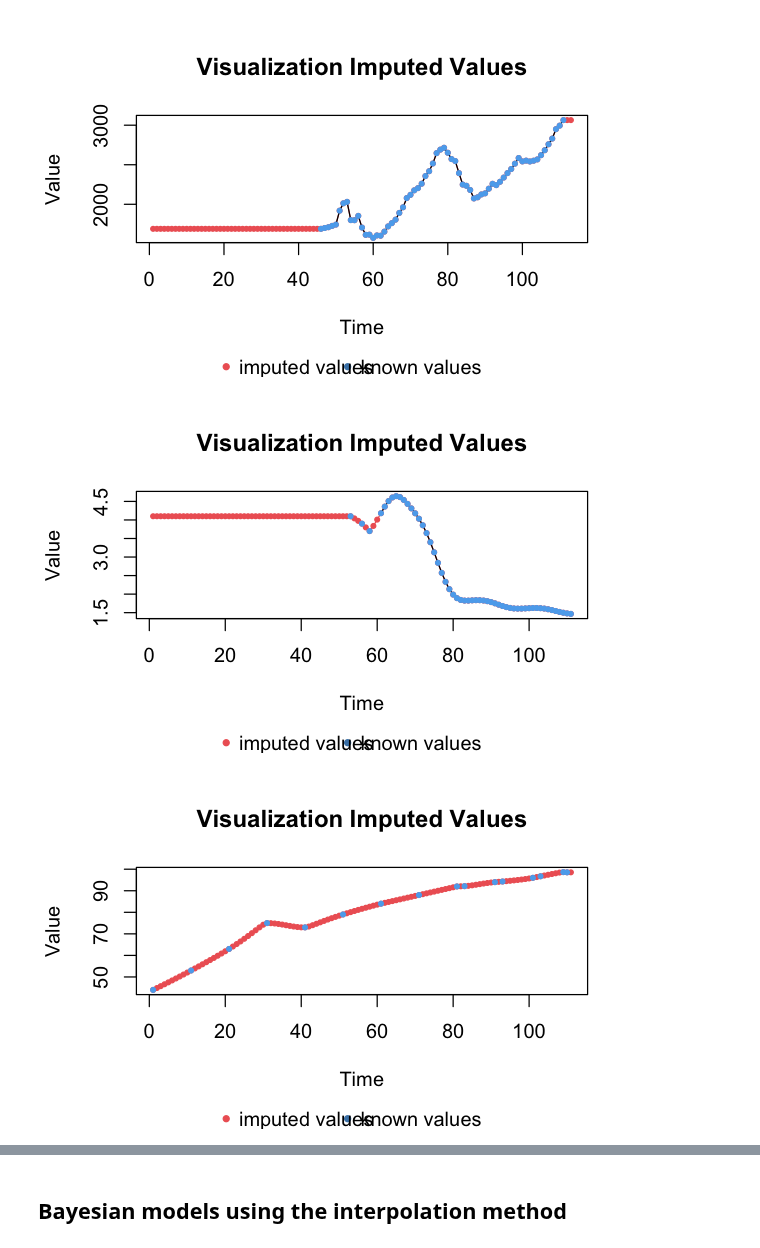
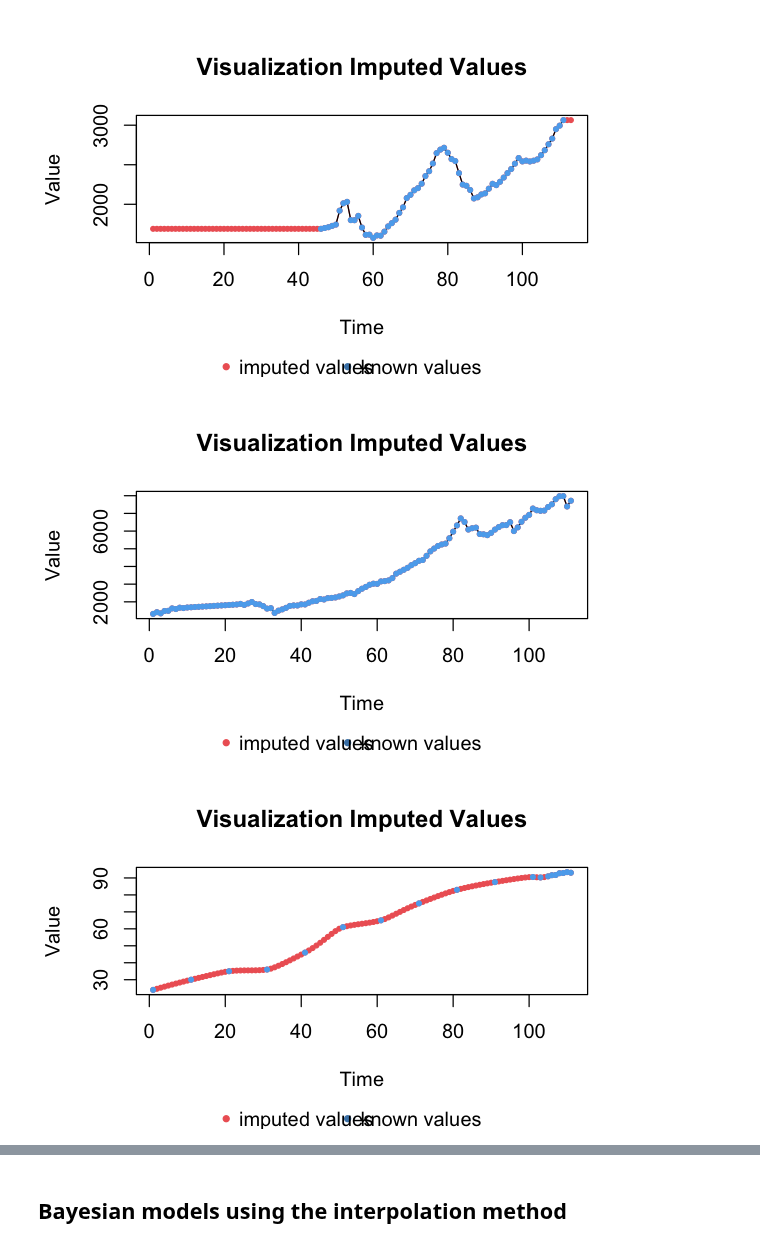
Before and after one commit to sdaza/lambda, a Jupyter notebook: notebooks/stacking_covariates.ipynb, the cells around one changed output, grey strips where cells are left out. Saved outputs shown, nothing was run; the diff lists cells and outputs as text; code cells hidden in the pictures.

```diff
--- a/notebooks/stacking_covariates.ipynb
+++ b/notebooks/stacking_covariates.ipynb
@@ -134,21 +134,21 @@ plotNA.imputations(test[ctry==country, variable, with=FALSE][[1]],
 # %% [output]
 [figure]
 # %%
-country = 'Cuba'
-variable = 'tfr'
+country = 'Mexico'
+variable = 'gdp_pc'
 imp = paste0('i', variable)
 
 plotNA.imputations(test[ctry==country, variable, with=FALSE][[1]],
                    test[ctry==country, imp, with=FALSE][[1]])
 # %% [output]
-[figure, old version]
+[figure, new version]
 # %%
-country = 'Chile'
+country = 'Mexico'
 variable = 'lit'
 imp = paste0('i', variable)
 
 plotNA.imputations(test[ctry==country, variable, with=FALSE][[1]],
                    test[ctry==country, imp, with=FALSE][[1]])
 # %% [output]
-[figure, old version]
+[figure, new version]
 # %%
```
Also changed, not shown: parts of 23 cells of this notebook.
